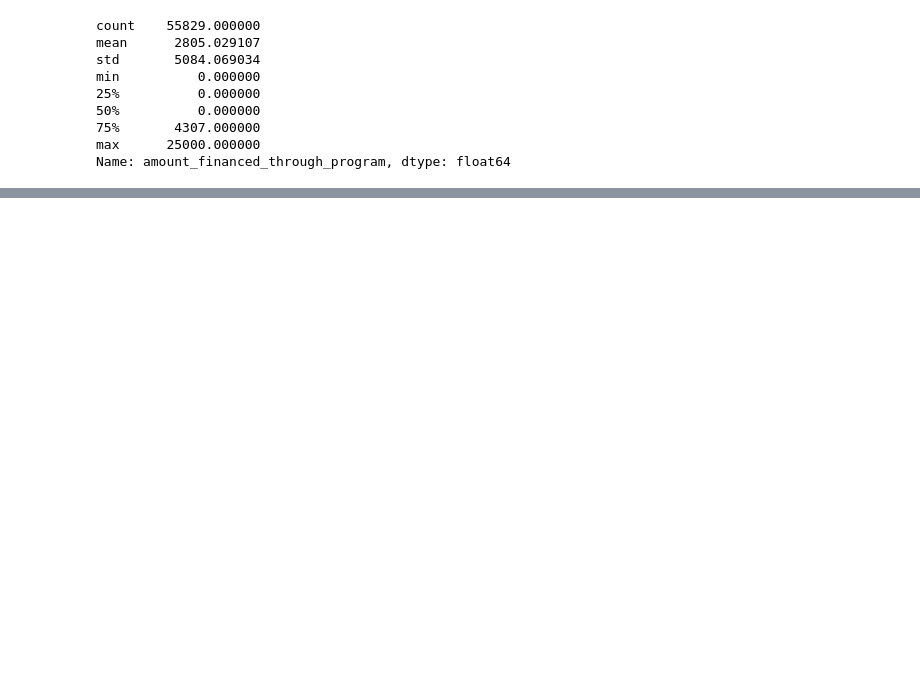
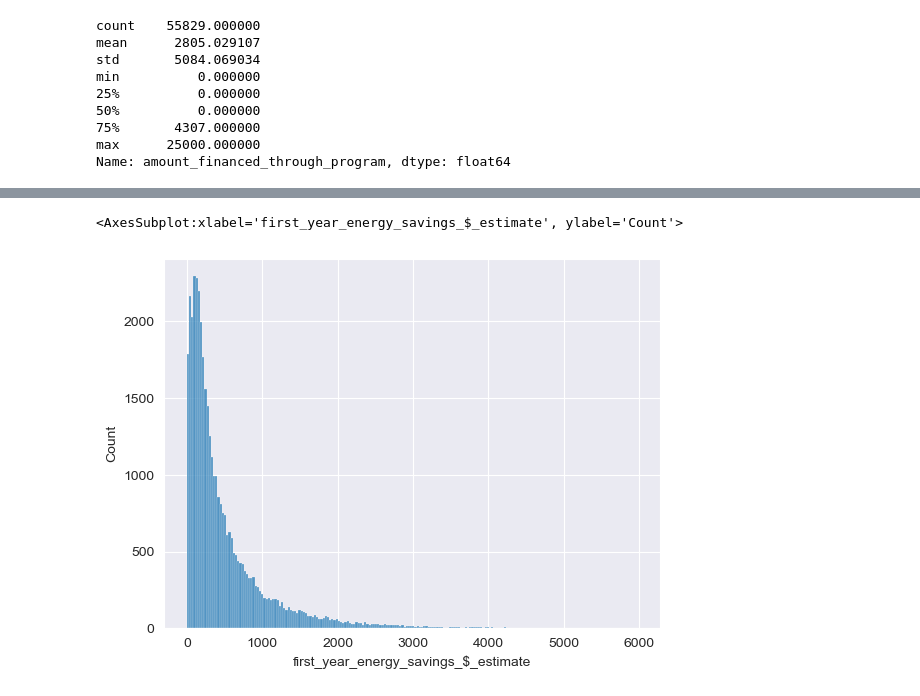
Before and after one commit to Phylanxy/IH_Midterm_Project, a Jupyter notebook: Midterm_project.ipynb, the cells around one changed output, grey strips where cells are left out. Cells and saved outputs as stored; diff of their text form; code cells hidden in the pictures; blank space fills up the shorter version.

```diff
--- a/Midterm_project.ipynb
+++ b/Midterm_project.ipynb
@@ -233,0 +542,5 @@ df["new_georeferenced_column"][0]
+# %%
+sns.histplot(df["first_year_energy_savings_$_estimate"])
+# %% [output]
+<AxesSubplot:xlabel='first_year_energy_savings_$_estimate', ylabel='Count'>
+[figure, added]
```
Also changed, not shown: parts of 94 cells of this notebook.
